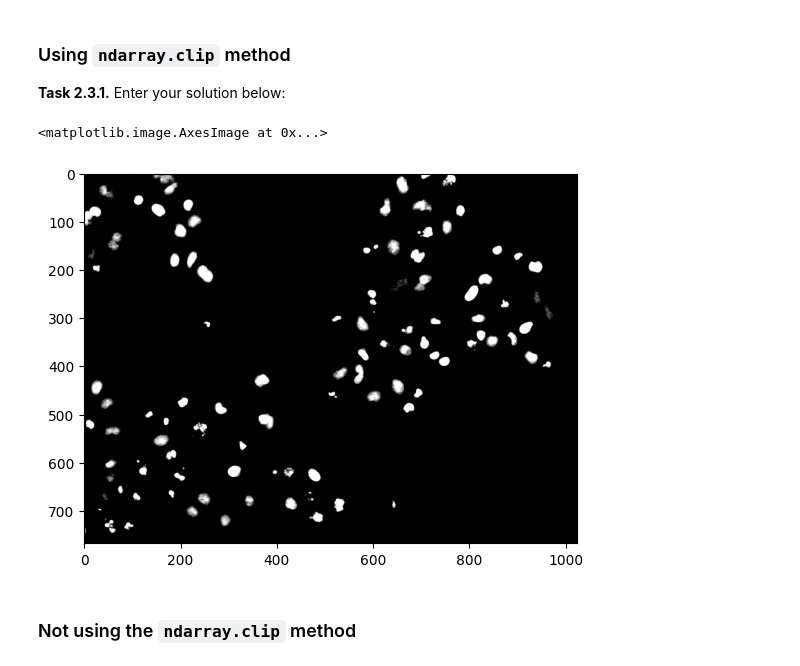
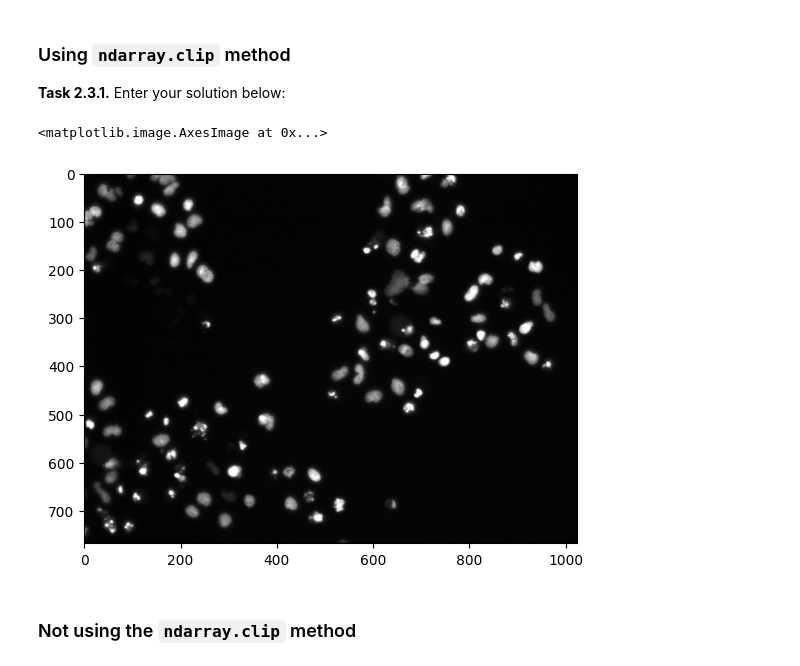
Before and after one commit to Recent-shneedle/mobi-fs3-python, a Jupyter notebook: task2.ipynb, the cells around one changed output. Drawn from its saved outputs; the diff is of its cells as text; code cells hidden in the pictures.

```diff
--- a/task2.ipynb
+++ b/task2.ipynb
@@ -49,10 +49,12 @@ T2 = 0.59
 
 **<a id="#">Task 2.3.1.</a>** Enter your solution below:
 # %%
-plt.imshow(img.clip(T1, T2), "gray")
+img = plt.imread("data/cells.png")
+plt.imshow(img, "gray")
+#plt.imshow(img.clip(T1, T2), "gray")
 # %% [output]
 <matplotlib.image.AxesImage at 0x...>
-[figure, old version]
+[figure, new version]
 # %% [markdown]
 ### Not using the `ndarray.clip` method
 # %% [markdown]
```
Also changed, not shown: parts of 5 cells of this notebook.
